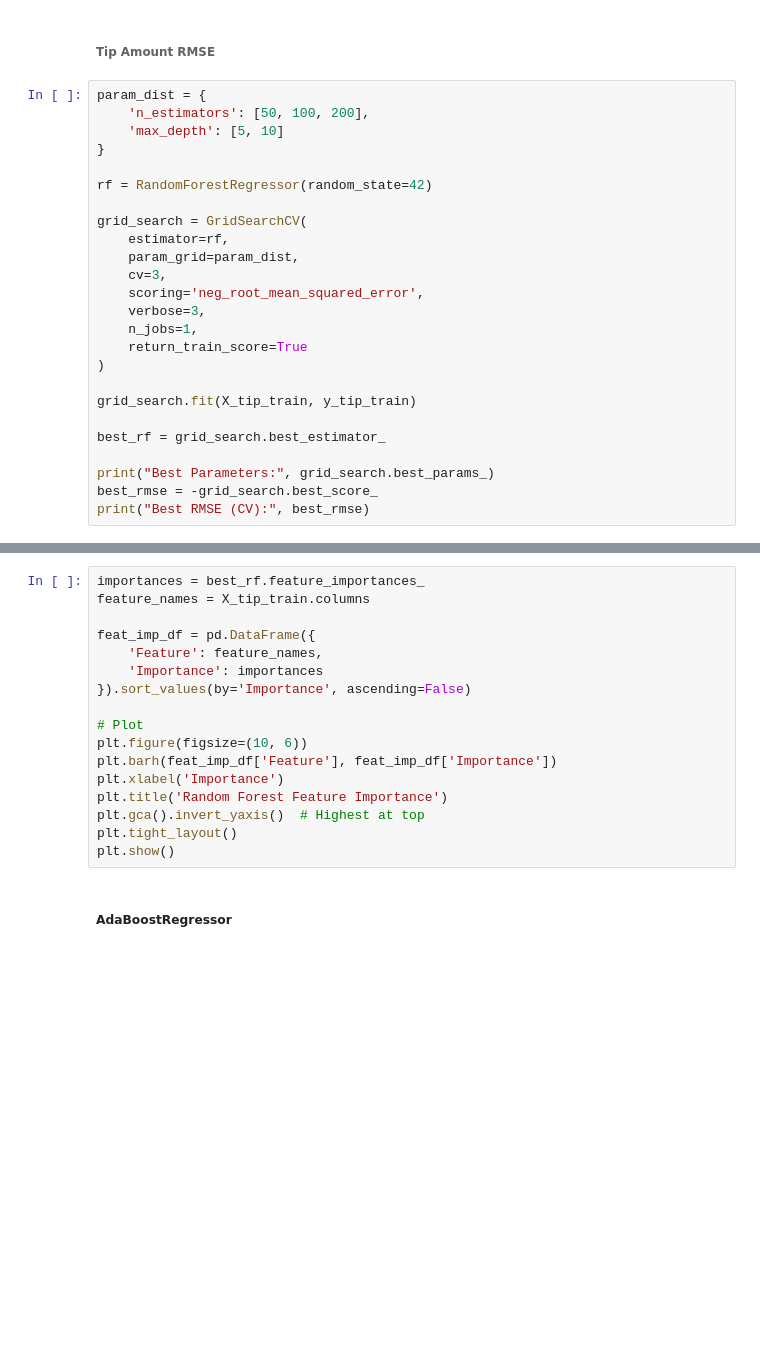
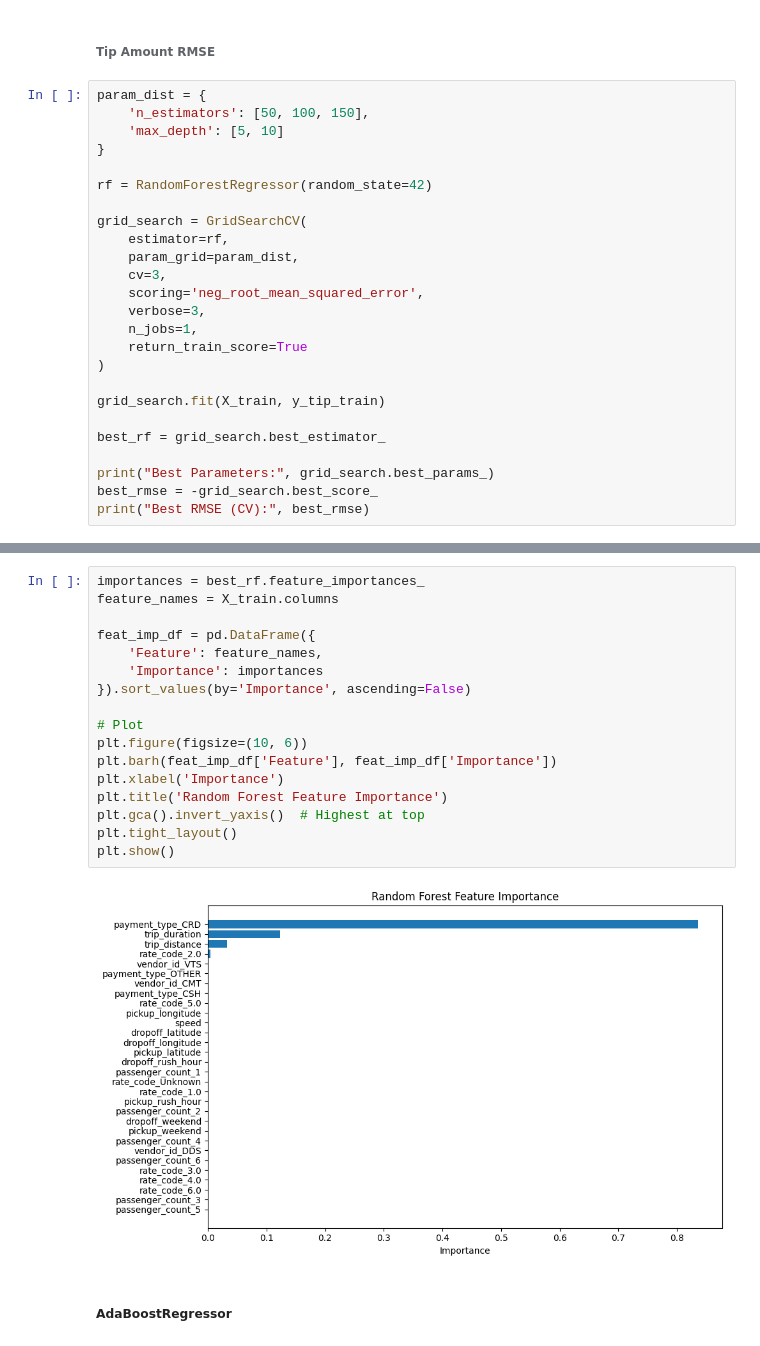
Before and after one commit to evangelineolivia/Assignment2_MachineLearning, a Jupyter notebook: Q3_NYTaxiPrediction.ipynb, the cells around one changed output, grey strips where cells are left out. Saved outputs shown, nothing was run; the diff lists cells and outputs as text; blank space fills up the shorter version.

```diff
--- a/Q3_NYTaxiPrediction.ipynb
+++ b/Q3_NYTaxiPrediction.ipynb
@@ -452,7 +399,7 @@ plt.show()
 ###### Tip Amount RMSE
 # %%
 param_dist = {
-    'n_estimators': [50, 100, 200],
+    'n_estimators': [50, 100, 150],
     'max_depth': [5, 10]
 }
 
@@ -468,7 +415,7 @@ grid_search = GridSearchCV(
     return_train_score=True
 )
 
-grid_search.fit(X_tip_train, y_tip_train)
+grid_search.fit(X_train, y_tip_train)
 
 best_rf = grid_search.best_estimator_
 
@@ -482,20 +449,22 @@ print("RMSE:", rmse_test)
 # %%
 importances = best_rf.feature_importances_
-feature_names = X_tip_train.columns
+feature_names = X_train.columns
 
 feat_imp_df = pd.DataFrame({
     'Feature': feature_names,
     'Importance': importances
 }).sort_values(by='Importance', ascending=False)
 
 # Plot
 plt.figure(figsize=(10, 6))
 plt.barh(feat_imp_df['Feature'], feat_imp_df['Importance'])
 plt.xlabel('Importance')
 plt.title('Random Forest Feature Importance')
 plt.gca().invert_yaxis()  # Highest at top
 plt.tight_layout()
 plt.show()
+# %% [output]
+[figure, added]
 # %% [markdown]
 ##### AdaBoostRegressor
 # %% [markdown]
```
Also changed, not shown: parts of 56 cells of this notebook.
